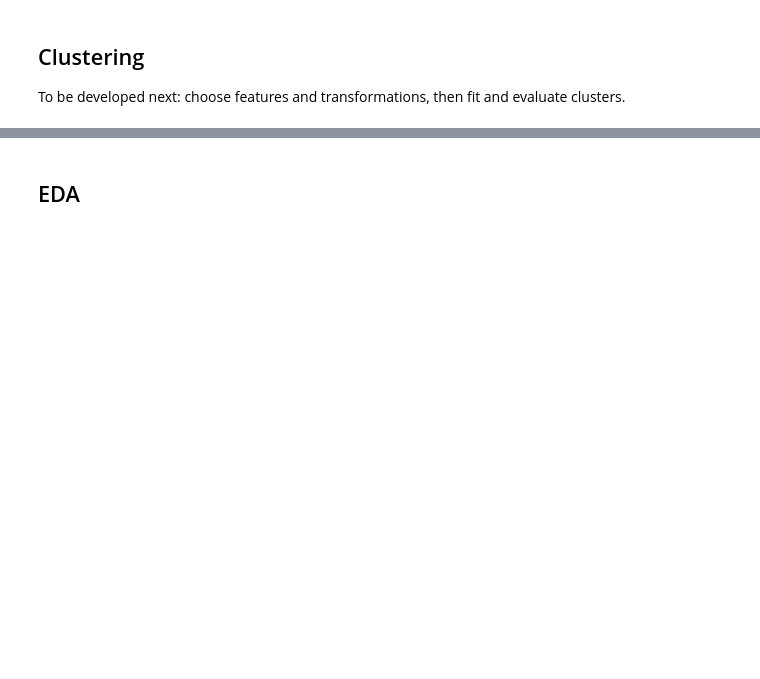
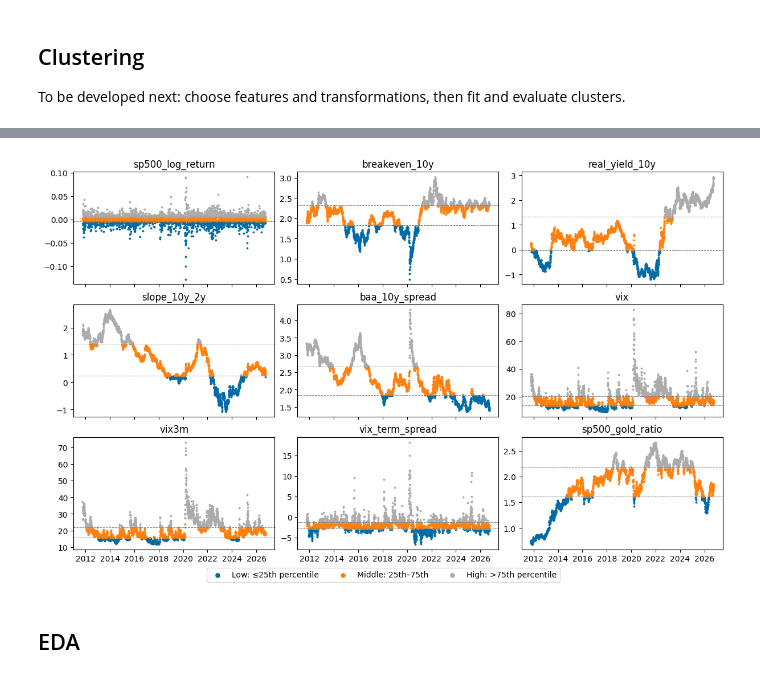
Before and after one commit to galamboslajos/clustering-entropy-pooling, a Jupyter notebook: 02_clustering_analysis.ipynb, the cells around one changed output, grey strips where cells are left out. Cells and saved outputs as stored; diff of their text form; code cells hidden in the pictures; blank space fills up the shorter version.

```diff
--- a/02_clustering_analysis.ipynb
+++ b/02_clustering_analysis.ipynb
@@ -110,25 +140,28 @@ This can offer intuitive interpretability certain cases. A major risk is that th
 # %%
+plot_rows = (len(df_transformed.columns) + 2) // 3
 with plt.style.context("tableau-colorblind10"):
-    fig, axes = plt.subplots(3, 3, figsize=(11, 6), sharex=True, layout="constrained")
+    fig, axes = plt.subplots(plot_rows, 3, figsize=(12, 2.5 * plot_rows), sharex=True, layout="constrained")
     for ax, column in zip(axes.flat, df_transformed.columns):
         series = df_transformed[column]
         q25, q75 = series.quantile([0.25, 0.75])
         partitions = {
             "Low: ≤25th percentile": series <= q25,
             "Middle: 25th–75th": (series > q25) & (series <= q75),
             "High: >75th percentile": series > q75,
         }
         for label, mask in partitions.items():
             ax.scatter(series.index[mask], series[mask], s=3, label=label)
         for threshold in [q25, q75]:
             ax.axhline(threshold, color="grey", linestyle="--", linewidth=0.7)
         ax.set_title(column)
 
     for ax in axes.flat[len(df_transformed.columns):]:
         ax.set_visible(False)
     fig.legend(*axes.flat[0].get_legend_handles_labels(),
                loc="outside lower center", ncol=3, markerscale=3)
     plt.show()
+# %% [output]
+[figure, added]
 # %% [markdown]
 ## EDA
 # %%
```
Also changed, not shown: parts of 36 cells of this notebook, 3 other files.
